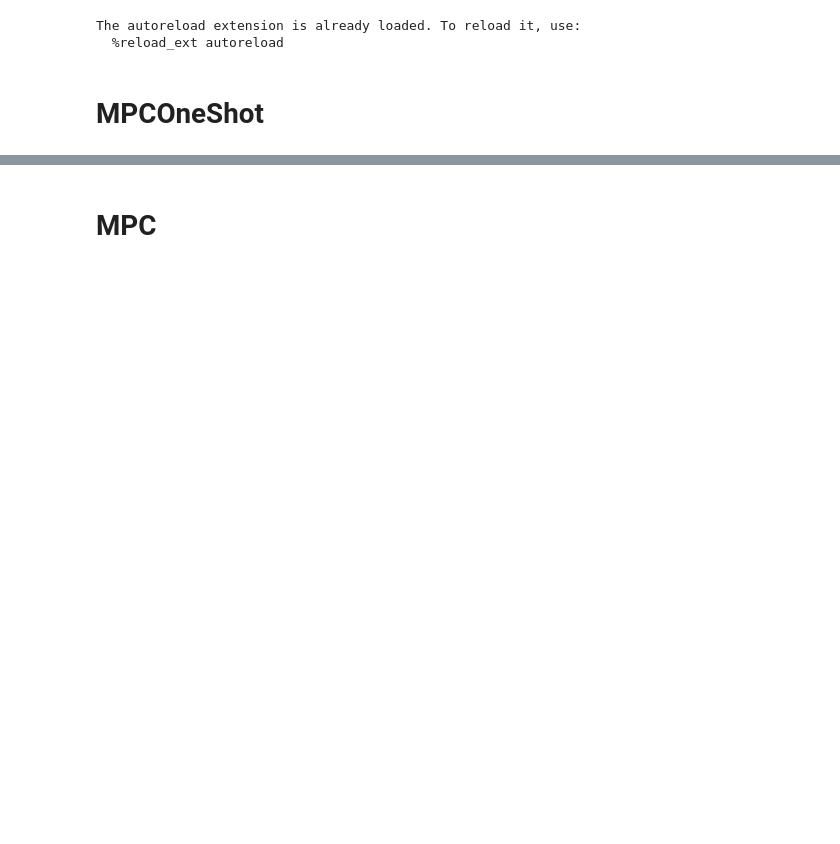
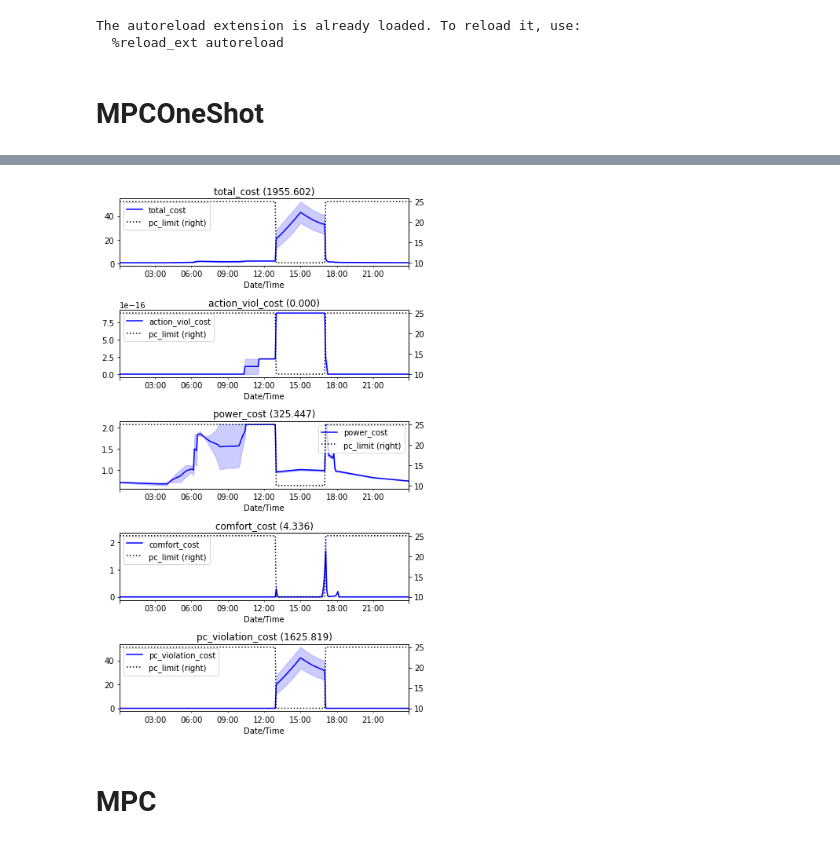
Before and after one commit to NREL/learning-building-control, a Jupyter notebook: notebooks/run-policy.ipynb, the cells around one changed output, grey strips where cells are left out. Cells and saved outputs as stored; diff of their text form; code cells hidden in the pictures; blank space fills up the shorter version.

Commit message:
updates to enable better logging; debugging the PC case still

```diff
--- a/notebooks/run-policy.ipynb
+++ b/notebooks/run-policy.ipynb
@@ -26,2 +28,6 @@ configs = make_configs(dr, batch_size=31, lookahead=4)
 # %% [markdown]
 # MPCOneShot
+# %%
+config = configs["MPCOneShot"]
+config["policy_config"]["tee"] = True # turn on solver logging
+print(config)
@@ -61,6 +103,7 @@ INFO:lbc.experiments.runner:saved to ./_scratch/MPCOneShot-PC-test.p
 # %%
-# _ = pd.DataFrame(rollout1.data["predicted_energy_price"]).plot()
-# _ = pd.DataFrame(rollout1.data["energy_price"]).plot()
+_ = plot_costs(rollout0, secondary="pc_limit")
+# %% [output]
+[figure, added]
 # %% [markdown]
 # MPC
 # %%
```
Also changed, not shown: parts of 27 cells of this notebook, 7 other files.
